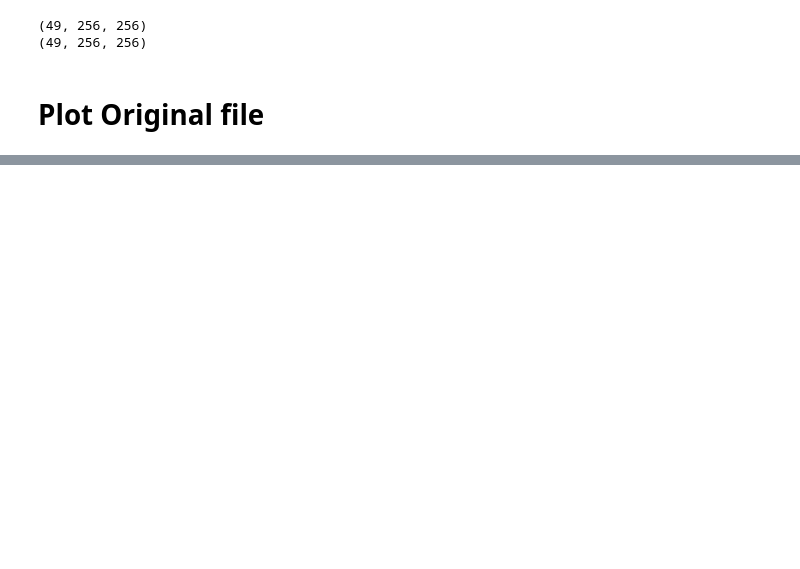
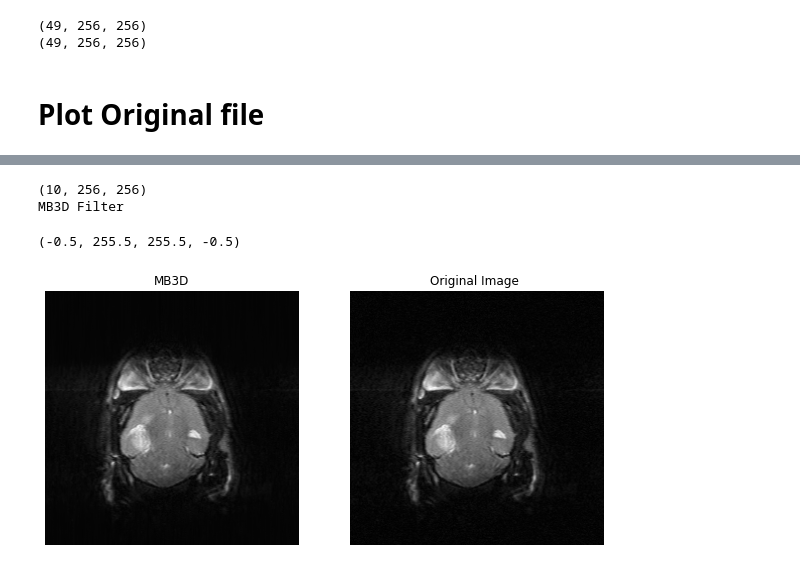
Before and after one commit to kanliG/toirec, a Jupyter notebook: loadMRD_GK.ipynb, the cells around one changed output, grey strips where cells are left out. Cells and saved outputs as stored; diff of their text form; code cells hidden in the pictures; blank space fills up the shorter version.

```diff
--- a/loadMRD_GK.ipynb
+++ b/loadMRD_GK.ipynb
@@ -130,0 +128,25 @@ NameError: name 'plt' is not defined
+# %%
+import MRD
+im = np.zeros((10,np.shape(k_space_file)[1],np.shape(k_space_file)[2]))
+im[0:9,:,:] = np.abs(im_file[ind:ind+9,:,:])
+print(im.shape)
+im_bm3d = MRD.denoise_BM3d(img=im,sigma=0.01)
+
+# (score, diff) = compare_ssim(im[0,:,:], im_bm3d[0,:,:], full=True)
+# print(score)
+
+plt.figure(figsize=(10, 10))
+print('MB3D Filter')
+plt.subplot(121)
+plt.title("MB3D")
+plt.imshow(im_bm3d[0,:,:], cmap='gray')
+plt.axis('off')
+plt.subplot(122)
+plt.title("Original Image ")
+plt.imshow(im[0,:,:], cmap='gray')
+plt.axis('off')
+# %% [output]
+(10, 256, 256)
+MB3D Filter
+(-0.5, 255.5, 255.5, -0.5)
+[figure, added]
```
Also changed, not shown: parts of 27 cells of this notebook.
